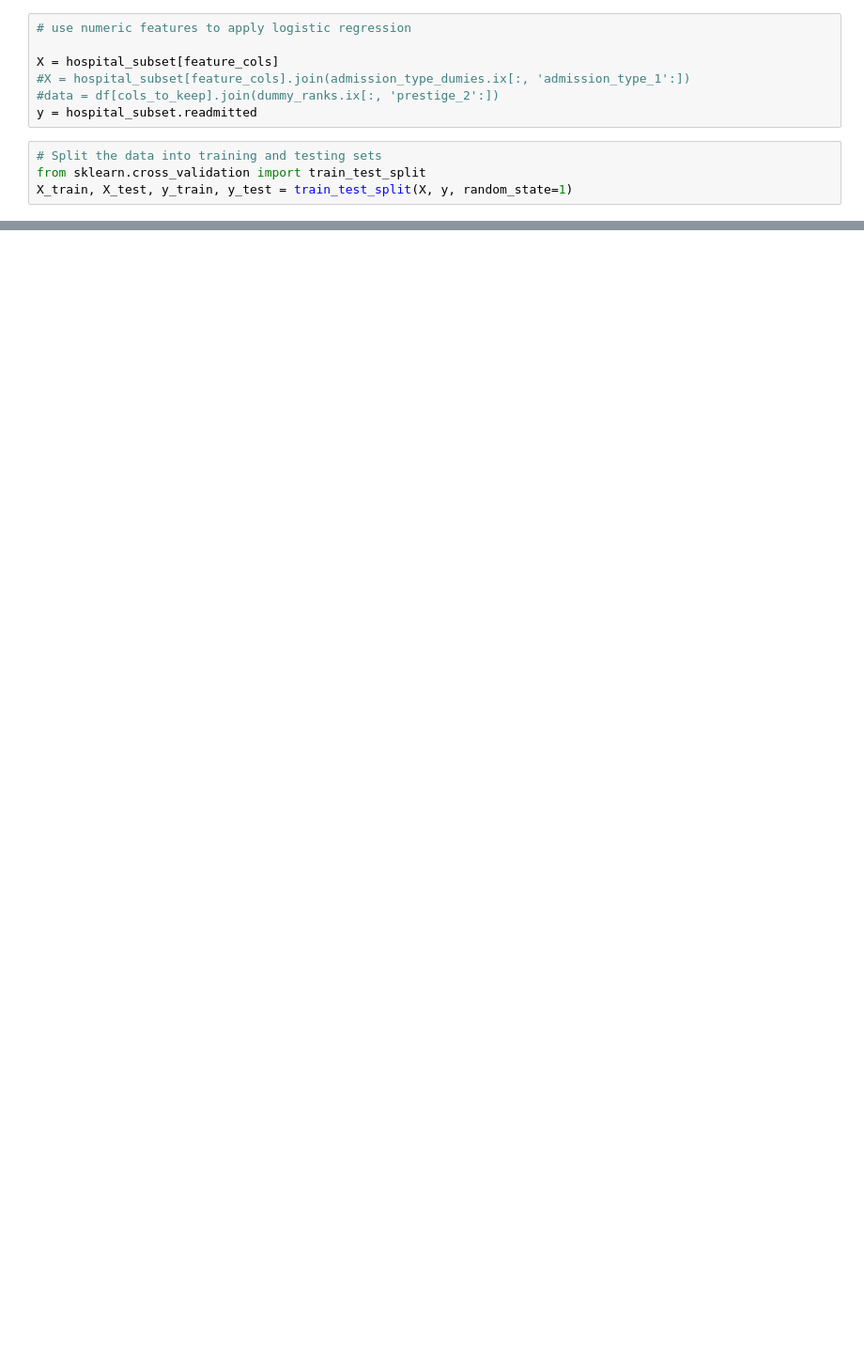
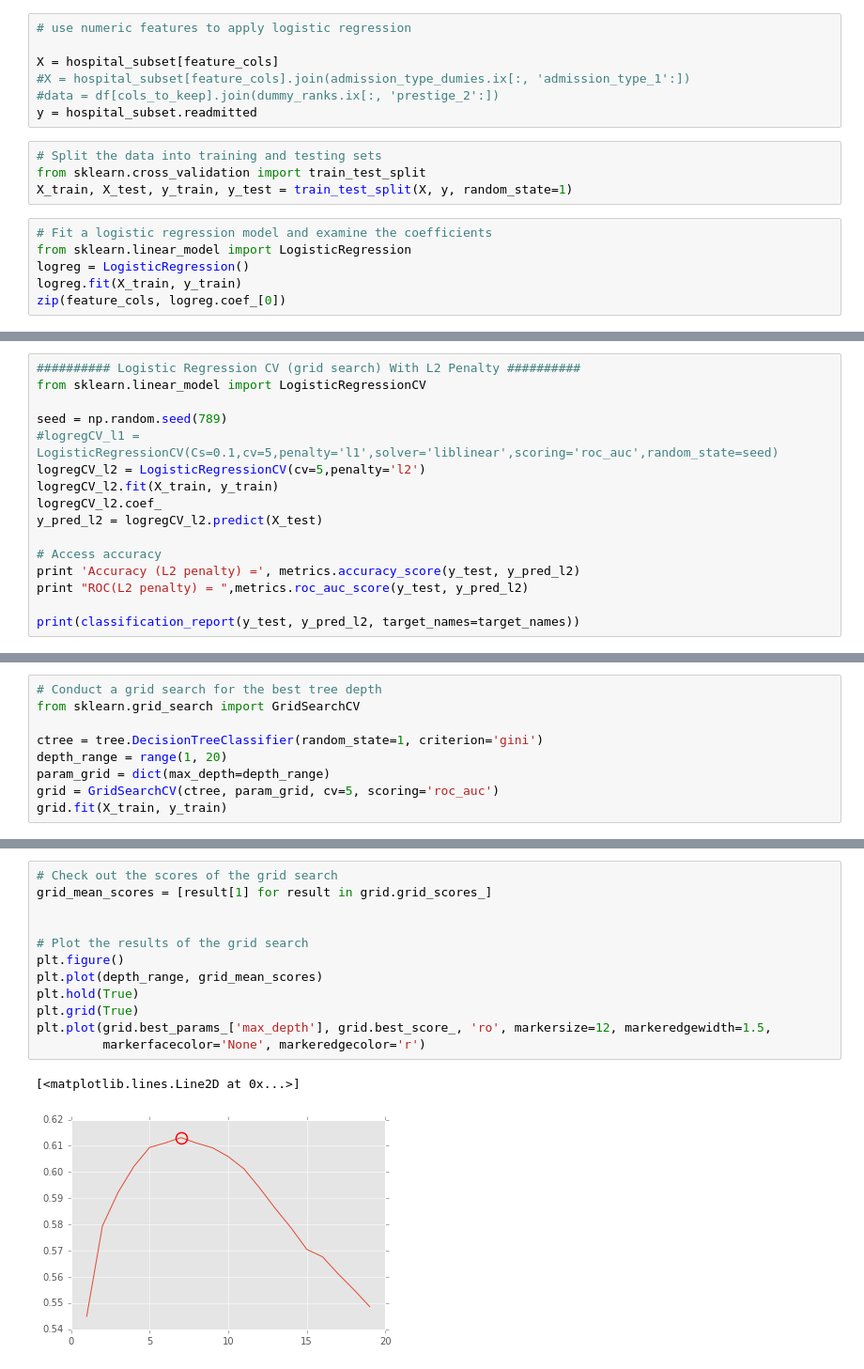
Before and after one commit to Anushi/hospital_readmissions, a Jupyter notebook: hospital_readmissions.ipynb, the cells around one changed output, grey strips where cells are left out. Shown at 94% size. Drawn from its saved outputs; the diff is of its cells as text; blank space fills up the shorter version.

```diff
--- a/hospital_readmissions.ipynb
+++ b/hospital_readmissions.ipynb
@@ -305,3 +337,9 @@ y = hospital_subset.readmitted
 # Split the data into training and testing sets
 from sklearn.cross_validation import train_test_split
 X_train, X_test, y_train, y_test = train_test_split(X, y, random_state=1)
+# %%
+# Fit a logistic regression model and examine the coefficients
+from sklearn.linear_model import LogisticRegression
+logreg = LogisticRegression()
+logreg.fit(X_train, y_train)
+zip(feature_cols, logreg.coef_[0])
@@ -307,0 +484,16 @@ X_train, X_test, y_train, y_test = train_test_split(X, y, random_state=1)
+# %%
+########## Logistic Regression CV (grid search) With L2 Penalty ##########
+from sklearn.linear_model import LogisticRegressionCV
+
+seed = np.random.seed(789)
+#logregCV_l1 = LogisticRegressionCV(Cs=0.1,cv=5,penalty='l1',solver='liblinear',scoring='roc_auc',random_state=seed)
+logregCV_l2 = LogisticRegressionCV(cv=5,penalty='l2')
+logregCV_l2.fit(X_train, y_train)
+logregCV_l2.coef_
+y_pred_l2 = logregCV_l2.predict(X_test)
+
+# Access accuracy
+print 'Accuracy (L2 penalty) =', metrics.accuracy_score(y_test, y_pred_l2)
+print "ROC(L2 penalty) = ",metrics.roc_auc_score(y_test, y_pred_l2)
+
+print(classification_report(y_test, y_pred_l2, target_names=target_names))
@@ -307,0 +545,9 @@ X_train, X_test, y_train, y_test = train_test_split(X, y, random_state=1)
+# %%
+# Conduct a grid search for the best tree depth
+from sklearn.grid_search import GridSearchCV
+
+ctree = tree.DecisionTreeClassifier(random_state=1, criterion='gini')
+depth_range = range(1, 20)
+param_grid = dict(max_depth=depth_range)
+grid = GridSearchCV(ctree, param_grid, cv=5, scoring='roc_auc')
+grid.fit(X_train, y_train)
@@ -307,0 +563,15 @@ X_train, X_test, y_train, y_test = train_test_split(X, y, random_state=1)
+# %%
+# Check out the scores of the grid search
+grid_mean_scores = [result[1] for result in grid.grid_scores_]
+
+
+# Plot the results of the grid search
+plt.figure()
+plt.plot(depth_range, grid_mean_scores)
+plt.hold(True)
+plt.grid(True)
+plt.plot(grid.best_params_['max_depth'], grid.best_score_, 'ro', markersize=12, markeredgewidth=1.5,
+         markerfacecolor='None', markeredgecolor='r')
+# %% [output]
+[<matplotlib.lines.Line2D at 0x...>]
+[figure, added]
```
Also changed, not shown: parts of 22 cells of this notebook.
